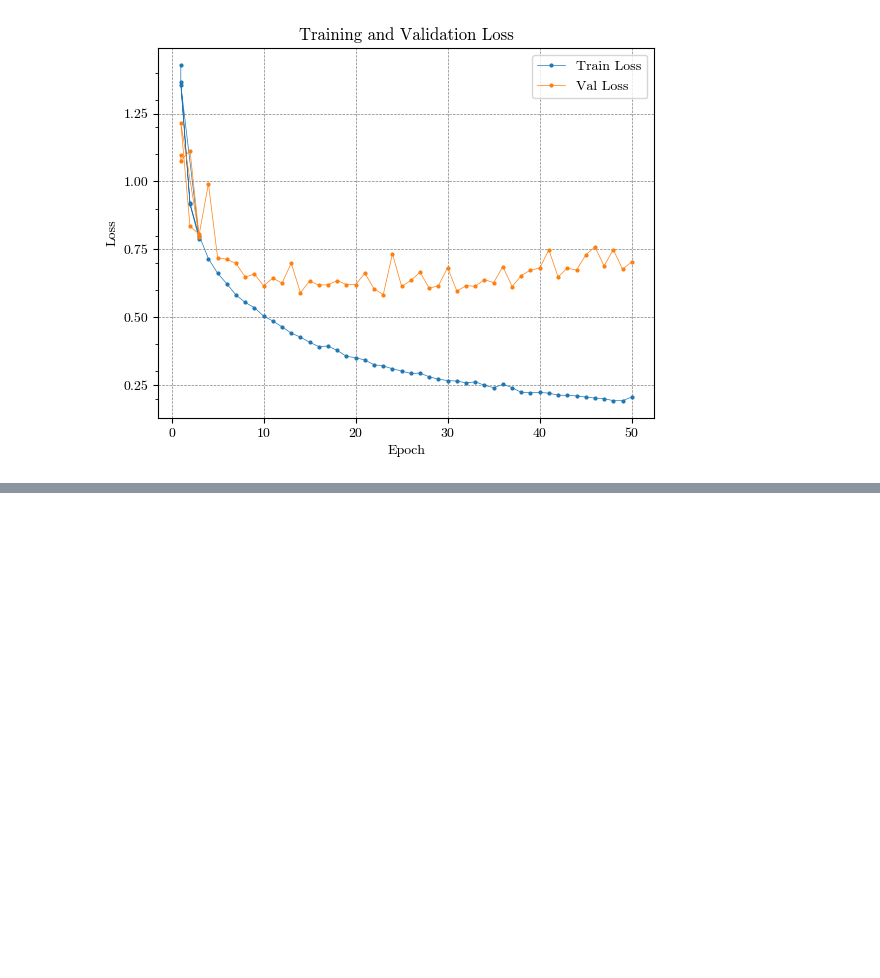
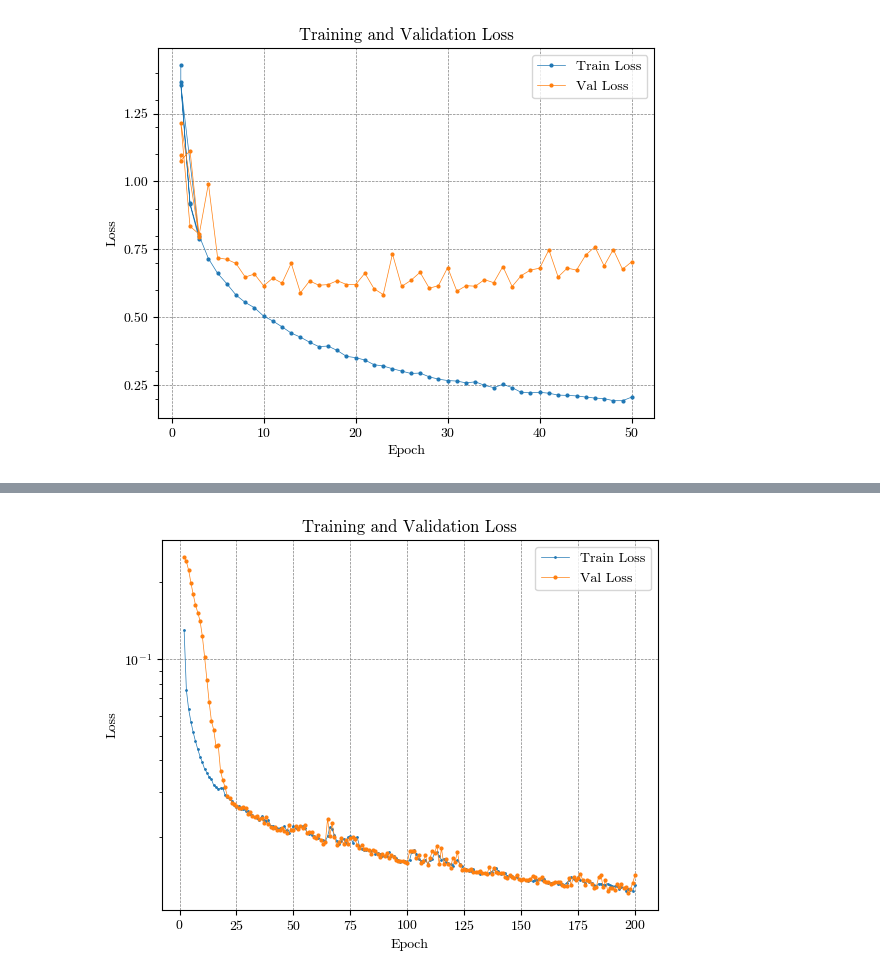
Before and after one commit to CIIC-C-T-Polytechnic-of-Leiria/InPainTor, a Jupyter notebook: notebooks/0_General_testing.ipynb, the cells around one changed output, grey strips where cells are left out. Cells and saved outputs as stored; diff of their text form; code cells hidden in the pictures; blank space fills up the shorter version.

```diff
--- a/notebooks/0_General_testing.ipynb
+++ b/notebooks/0_General_testing.ipynb
@@ -176,0 +221,4 @@ plotter.plot(log_scale=False)
+# %%
+plot_training_log('/home/tiagociiic/Projects/InpainTor/logs/train2024-06-21 09:19:05.log', log_scale=True)
+# %% [output]
+[figure, added]
```
Also changed, not shown: parts of 3 cells of this notebook, 6 other files.
